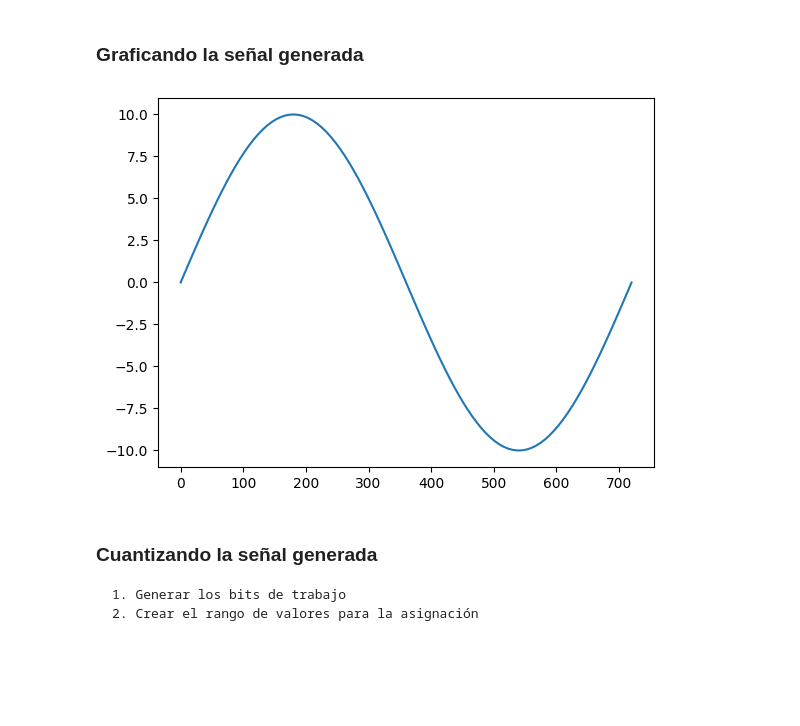
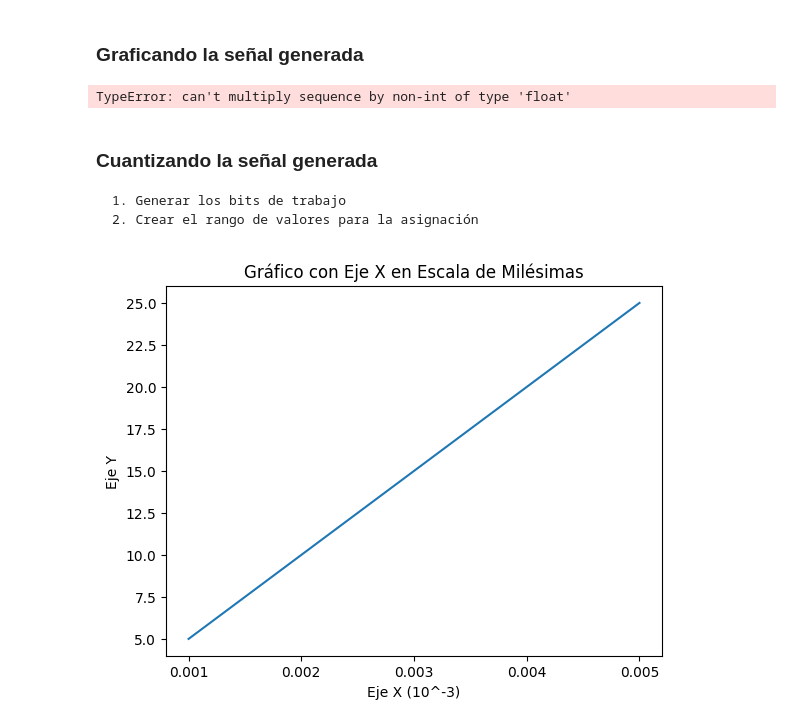
Before and after one commit to dbsalazarr/converter-ad-da, a Jupyter notebook: graphic_functions.ipynb, the cells around one changed output. Drawn from its saved outputs; the diff is of its cells as text; code cells hidden in the pictures; blank space fills up the shorter version.

```diff
--- a/graphic_functions.ipynb
+++ b/graphic_functions.ipynb
@@ -21,15 +25,29 @@ def generate_sin(amplitud, freq_angular, dominio) :
 # %% [markdown]
 ### Graficando la señal generada
-# %%
-y = generate_sin(10, 50, x)
-plt.plot(x, y)
-plt.show()
-# Guardar una imagen
-# plt.savefig("cuadratica.jpg")
-# plt.close()
-# %% [output]
-[figure, removed]
+# %%
+y = generate_sin(10, 15.1*10**6, domain)
+plt.plot(x, y)
+plt.show()
+# Guardar una imagen
+# plt.savefig("cuadratica.jpg")
+# plt.close()
+# %% [output]
+TypeError: can't multiply sequence by non-int of type 'float'
 # %% [markdown]
 ### Cuantizando la señal generada
     1. Generar los bits de trabajo
     2. Crear el rango de valores para la asignación
+# %%
+# Datos de ejemplo
+x = [0.001, 0.002, 0.003, 0.004, 0.005]
+y = [5, 10, 15, 20, 25]
+
+plt.plot(x, y)
+plt.xlabel("Eje X (10^-3)")
+plt.ylabel("Eje Y")
+plt.title("Gráfico con Eje X en Escala de Milésimas")
+plt.xticks(x, [str(val) for val in x])  # Cambiar las etiquetas del eje x
+
+plt.show()
+# %% [output]
+[figure, added]
```
Also changed, not shown: parts of 3 cells of this notebook, 3 other files.
